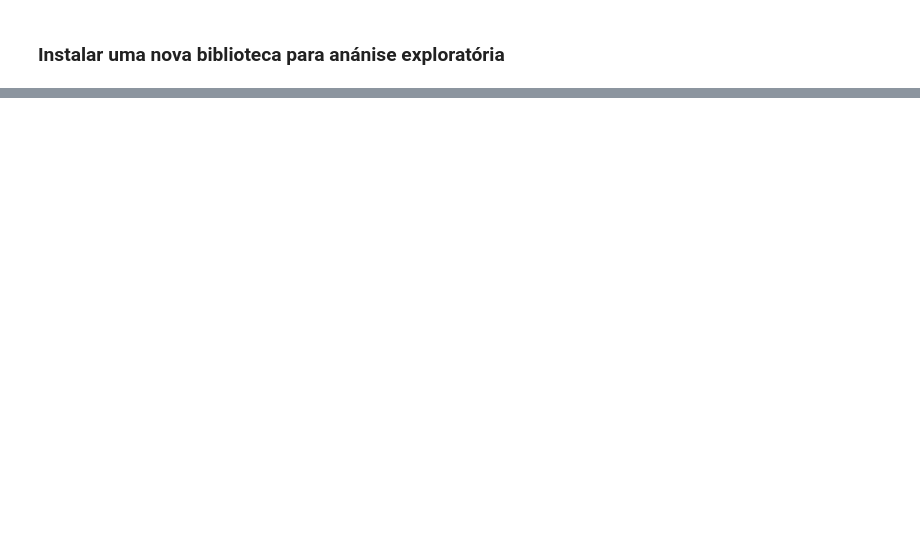
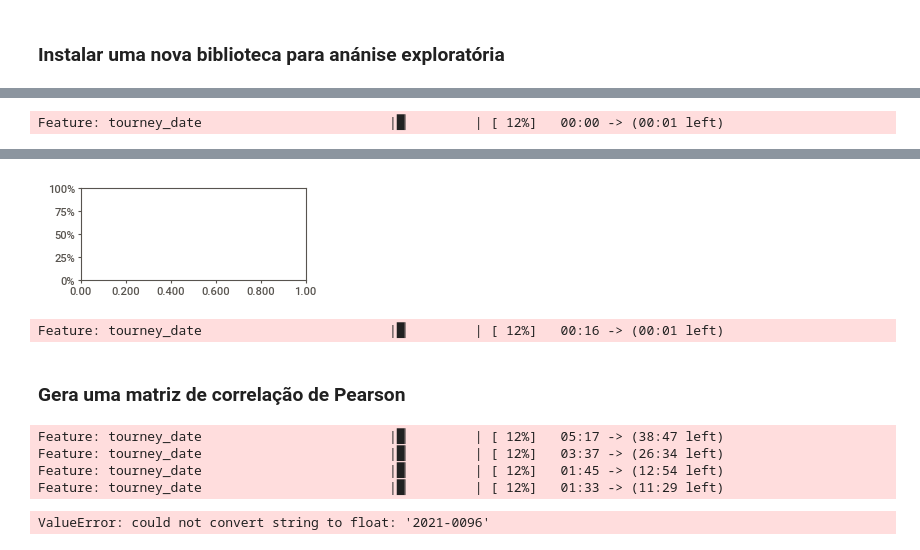
Before and after one commit to guisantoxxx/IC-Estudos, a Jupyter notebook: IntroducaoCienciaDeDados/KDD.ipynb, the cells around one changed output, grey strips where cells are left out. Drawn from its saved outputs; the diff is of its cells as text; code cells hidden in the pictures; blank space fills up the shorter version.

```diff
--- a/IntroducaoCienciaDeDados/KDD.ipynb
+++ b/IntroducaoCienciaDeDados/KDD.ipynb
@@ -43,0 +43,6 @@ ModuleNotFoundError: No module named 'pkg_resources'
+# %%
+arquivo = "https://raw.githubusercontent.com/JeffSackmann/tennis_atp/master/atp_matches_2021.csv"
+
+dados = pd.read_csv(arquivo)
+
+display(dados)
@@ -43,0 +63,6 @@ ModuleNotFoundError: No module named 'pkg_resources'
+# %%
+# Gera uma análise dos dados, gerando um arquivo html na raiz , descrevendo todos os atributos do DF
+eda = sweetviz.analyze(dados)
+eda.show_html()
+# %% [output]
+Feature: tourney_date                        |█▏        | [ 12%]   00:00 -> (00:01 left)
@@ -43,0 +70,16 @@ ModuleNotFoundError: No module named 'pkg_resources'
+[figure, added]
+Feature: tourney_date                        |█▏        | [ 12%]   00:16 -> (00:01 left)
+# %% [markdown]
+### Gera uma matriz de correlação de Pearson
+# %%
+mask = np.triu(np.ones_like(dados.corr(), dtype=np.bool))
+
+plt.figure(figsize=(20,20))
+sns.heatmap(dados.corr(), mask=mask, square=True)
+plt.show()
+# %% [output]
+Feature: tourney_date                        |█▏        | [ 12%]   05:17 -> (38:47 left)
+Feature: tourney_date                        |█▏        | [ 12%]   03:37 -> (26:34 left)
+Feature: tourney_date                        |█▏        | [ 12%]   01:45 -> (12:54 left)
+Feature: tourney_date                        |█▏        | [ 12%]   01:33 -> (11:29 left)
+ValueError: could not convert string to float: '2021-0096'
```
Also changed, not shown: parts of 5 cells of this notebook, 5 other files.
